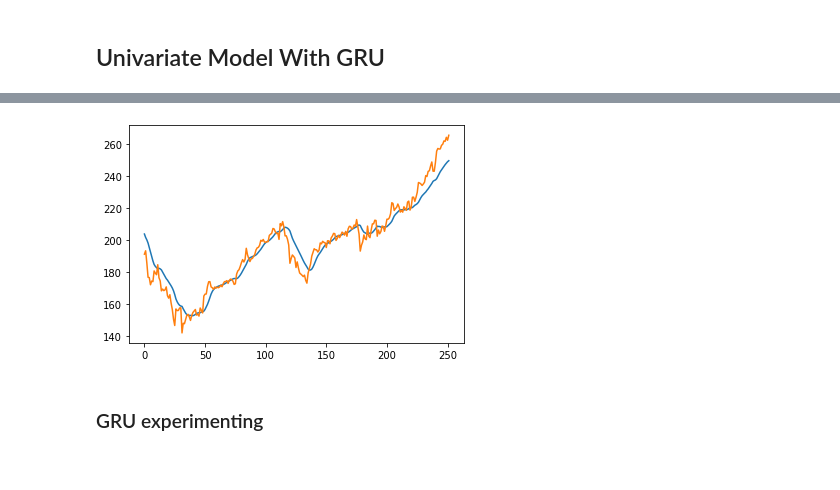
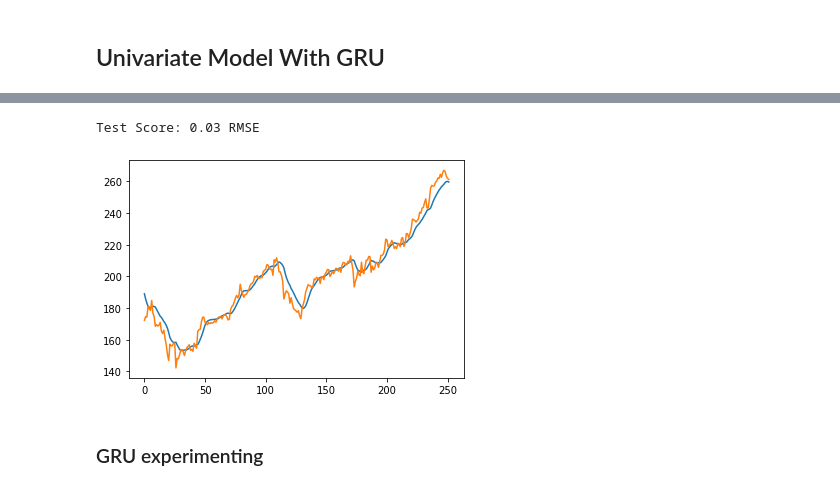
Before and after one commit to Samarmy/CS545TP, a Jupyter notebook: Armstrong-Choudhary-Hua-project.ipynb, the cells around one changed output, grey strips where cells are left out. Saved outputs shown, nothing was run; the diff lists cells and outputs as text; code cells hidden in the pictures.

```diff
--- a/Armstrong-Choudhary-Hua-project.ipynb
+++ b/Armstrong-Choudhary-Hua-project.ipynb
@@ -797,0 +1090,21 @@ plt.show()
+# %%
+look_back_uni_series = 60
+close_columns = []
+scUniSeries = MinMaxScaler(feature_range = (0, 1))
+scUniSeries2 = MinMaxScaler(feature_range = (0, 1))
+for ind in data.columns:
+    if(('Close' in ind) & ('Adj Close' not in ind) & (('AAPL' in ind) | ('MSFT' in ind))):
+        close_columns.append(ind)
+univariate_seqs = scUniSeries.fit_transform(data[close_columns])
+univariate_sols = scUniSeries2.fit_transform(data["Close AAPL"].to_numpy().reshape(-1, 1))
+train_percent = .8
+n_train = int(train_percent * len(univariate_seqs))
+training_set = univariate_seqs[:n_train]
+Y_train = univariate_sols[look_back_uni_series:n_train]
+testing_set = univariate_seqs[n_train - look_back_uni_series:]
+Y_test = univariate_sols[n_train:]
+X_train = []
+y_train = []
+for i in range(look_back_uni_series, training_set.shape[0]):
+    X_train.append(training_set[i-look_back_uni_series:i, :])
+X_train = np.array(X_train)
@@ -797,0 +1156,15 @@ plt.show()
+# %%
+X_test = []
+for i in range(look_back_uni_series, testing_set.shape[0]):
+    X_test.append(testing_set[i-look_back_uni_series:i, :])
+
+X_test = np.array(X_test)
+# Use the following line for convNN
+X_test = X_test.reshape(X_test.shape[0], 1, X_test.shape[1], X_test.shape[2])
+# predicted_stock_price = regressor.predict(X_test.reshape(X_test.shape[0], 1, X_test.shape[1], X_test.shape[2])).reshape(-1, 1)
+predicted_stock_price = regressor.predict(X_test).reshape(-1, 1)
+
+#plotting the test data
+plt.plot(scUniSeries2.inverse_transform(predicted_stock_price))
+plt.plot(scUniSeries2.inverse_transform(Y_test))
+plt.show()
@@ -866,20 +1247,24 @@ Epoch 10/10
 # %%
 X_test = []
 for i in range(look_back_uni_series, testing_set.shape[0]):
     X_test.append(testing_set[i-look_back_uni_series:i, :])
 
 X_test = np.array(X_test)
 # Use the following line for convNN
 X_test = X_test
 # predicted_stock_price = regressor.predict(X_test.reshape(X_test.shape[0], 1, X_test.shape[1], X_test.shape[2])).reshape(-1, 1)
 predicted_stock_price = regressor.predict(X_test).reshape(-1, 1)
 
+testScore_rnn = math.sqrt(mean_squared_error(Y_test, predicted_stock_price))
+print('Test Score: %.2f RMSE' % (testScore_rnn))
+
 #plotting test data
 plt.plot(scUniSeries2.inverse_transform(predicted_stock_price))
 plt.plot(scUniSeries2.inverse_transform(Y_test))
 plt.show()
 # %% [output]
+Test Score: 0.03 RMSE
-[figure, old version]
+[figure, new version]
 # %% [markdown]
 ### GRU experimenting
 # %%
```
Also changed, not shown: parts of 57 cells of this notebook.
